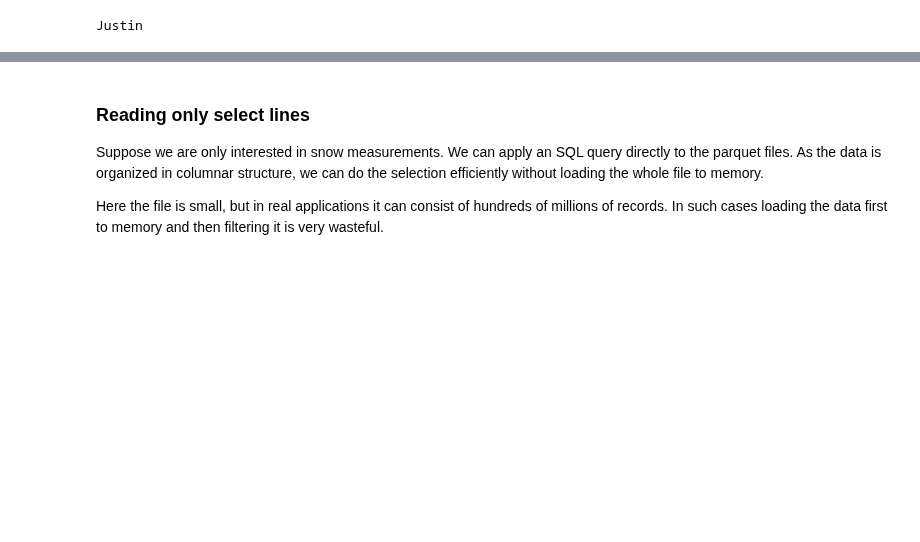
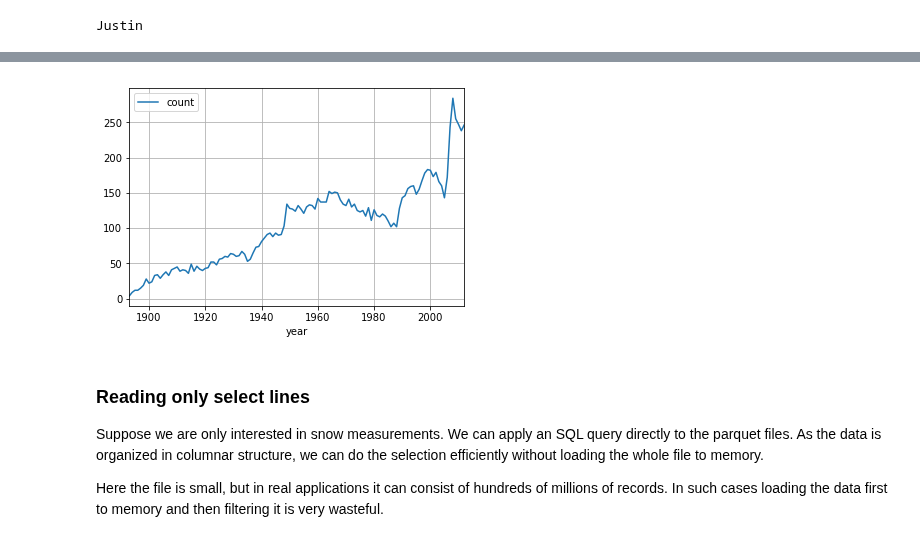
Before and after one commit to ucsd-edx/edX-Micro-Master-in-Data-Science, a Jupyter notebook: big-data-analytics-using-spark/notebooks/1.5.MoreSpark/7. Spark SQL_CLASS.ipynb, the cells around one changed output, grey strips where cells are left out. Cells and saved outputs as stored; diff of their text form; code cells hidden in the pictures; blank space fills up the shorter version.

```diff
--- a/big-data-analytics-using-spark/notebooks/1.5.MoreSpark/7. Spark SQL_CLASS.ipynb
+++ b/big-data-analytics-using-spark/notebooks/1.5.MoreSpark/7. Spark SQL_CLASS.ipynb
@@ -236,6 +352 @@ f
-# %%
-parquet_file=dir+"/Weather_sampled.parquet"
-df = sqlContext.read.load(parquet_file)
-print 'count=',df.count()
-print 'columns=',df.columns[:5]
 # %% [markdown]
@@ -246,0 +417,6 @@ sorted(D,key=lambda x:x[1], reverse=True)[:6]
+# %%
+query='SELECT year,COUNT(year) AS count FROM weather GROUP BY year ORDER BY year'
+print query
+counts=sqlContext.sql(query)
+A=counts.toPandas()
+A.head()
@@ -247,3 +431,9 @@ sorted(D,key=lambda x:x[1], reverse=True)[:6]
+# %%
+import pandas as pd
+A.plot.line('year','count')
+grid()
+# %% [output]
+[figure, added]
 # %% [markdown]
 ### Reading only select lines
 Suppose we are only interested in snow measurements. We can apply an SQL query directly to the
```
Also changed, not shown: parts of 36 cells of this notebook.
